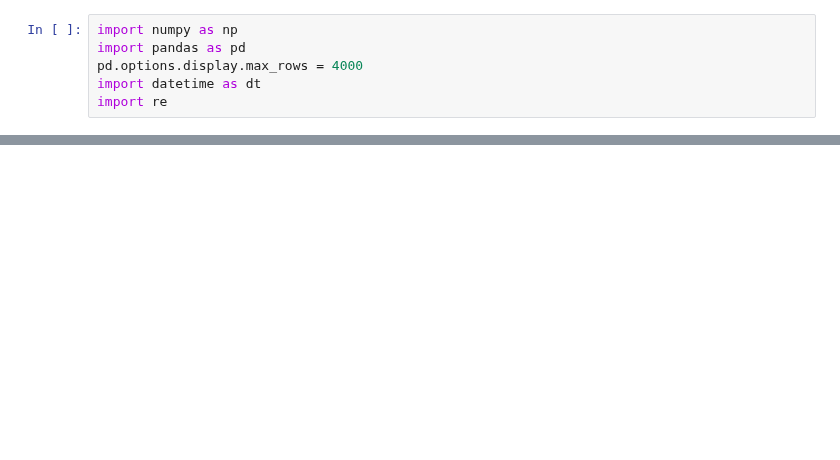
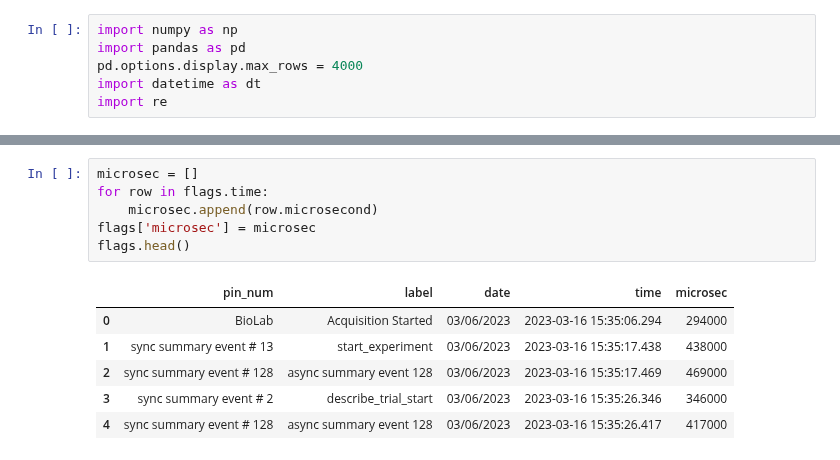
Before and after one commit to anitarestrepo16/parport_triggers, a Jupyter notebook: timing_test.ipynb, the cells around one changed output, grey strips where cells are left out. Cells and saved outputs as stored; diff of their text form; blank space fills up the shorter version.

```diff
--- a/timing_test.ipynb
+++ b/timing_test.ipynb
@@ -18 +32,14 @@ tst.head()
+# %%
+microsec = []
+for row in flags.time:
+    microsec.append(row.microsecond)
+flags['microsec'] = microsec
+flags.head()
+# %% [output]
+|  | pin_num | label | date | time | microsec |
+| 0 | BioLab | Acquisition Started | 03/06/2023 | 2023-03-16 15:35:06.294 | 294000 |
+| 1 | sync summary event # 13 | start_experiment | 03/06/2023 | 2023-03-16 15:35:17.438 | 438000 |
+| 2 | sync summary event # 128 | async summary event 128 | 03/06/2023 | 2023-03-16 15:35:17.469 | 469000 |
+| 3 | sync summary event # 2 | describe_trial_start | 03/06/2023 | 2023-03-16 15:35:26.346 | 346000 |
+| 4 | sync summary event # 128 | async summary event 128 | 03/06/2023 | 2023-03-16 15:35:26.417 | 417000 |
 # %%
```
Also changed, not shown: parts of 22 cells of this notebook.
